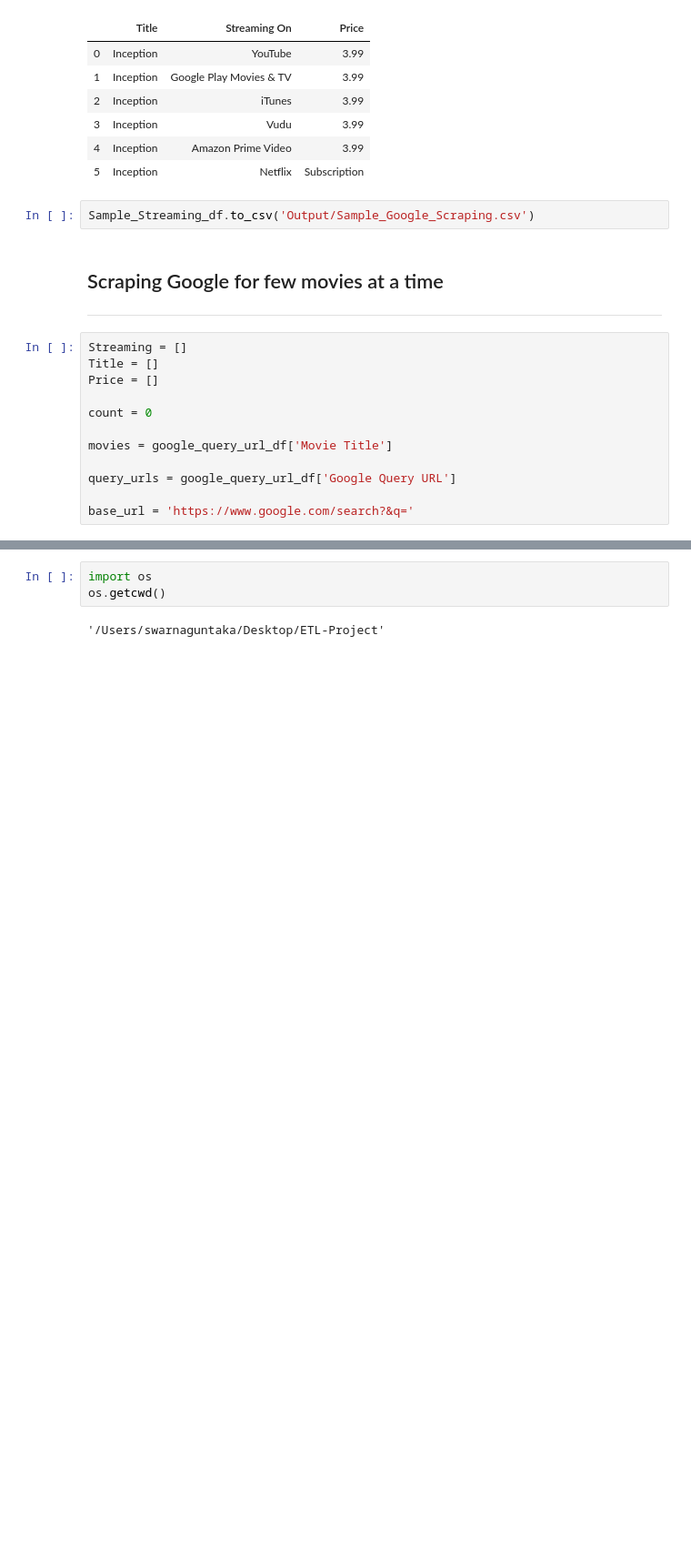
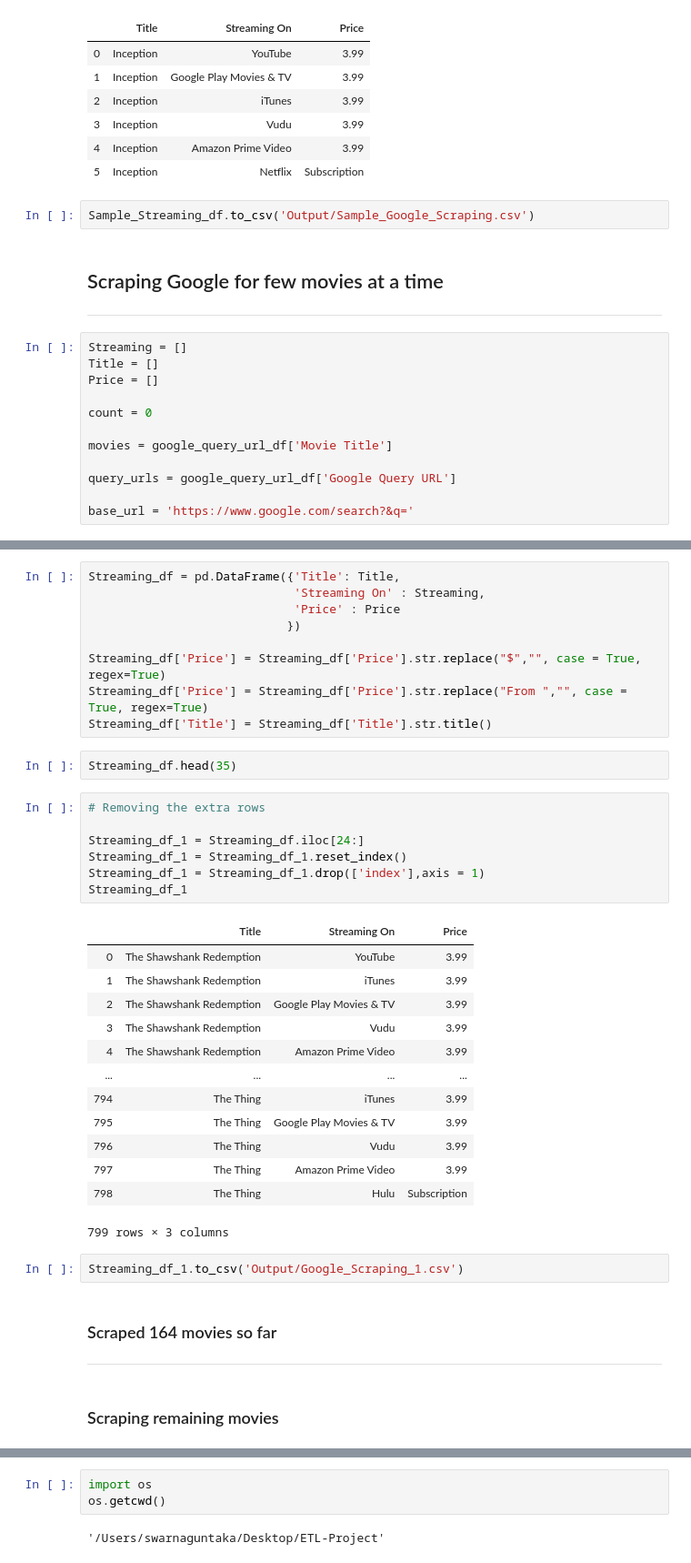
Before and after one commit to Latha-G/ETL-Project, a Jupyter notebook: Google scraping.ipynb, the cells around one changed output, grey strips where cells are left out. Shown at 91% size. Drawn from its saved outputs; the diff is of its cells as text; blank space fills up the shorter version.

```diff
--- a/Google scraping.ipynb
+++ b/Google scraping.ipynb
@@ -242,0 +249,39 @@ base_url = 'https://www.google.com/search?&q='
+# %%
+Streaming_df = pd.DataFrame({'Title': Title,
+                             'Streaming On' : Streaming,
+                             'Price' : Price
+                            })
+
+Streaming_df['Price'] = Streaming_df['Price'].str.replace("$","", case = True, regex=True)
+Streaming_df['Price'] = Streaming_df['Price'].str.replace("From ","", case = True, regex=True)
+Streaming_df['Title'] = Streaming_df['Title'].str.title()
+# %%
+Streaming_df.head(35)
+# %%
+# Removing the extra rows
+
+Streaming_df_1 = Streaming_df.iloc[24:]
+Streaming_df_1 = Streaming_df_1.reset_index()
+Streaming_df_1 = Streaming_df_1.drop(['index'],axis = 1)
+Streaming_df_1
+# %% [output]
+|  | Title | Streaming On | Price |
+| 0 | The Shawshank Redemption | YouTube | 3.99 |
+| 1 | The Shawshank Redemption | iTunes | 3.99 |
+| 2 | The Shawshank Redemption | Google Play Movies & TV | 3.99 |
+| 3 | The Shawshank Redemption | Vudu | 3.99 |
+| 4 | The Shawshank Redemption | Amazon Prime Video | 3.99 |
+| ... | ... | ... | ... |
+| 794 | The Thing | iTunes | 3.99 |
+| 795 | The Thing | Google Play Movies & TV | 3.99 |
+| 796 | The Thing | Vudu | 3.99 |
+| 797 | The Thing | Amazon Prime Video | 3.99 |
+| 798 | The Thing | Hulu | Subscription |
+799 rows × 3 columns
+# %%
+Streaming_df_1.to_csv('Output/Google_Scraping_1.csv')
+# %% [markdown]
+### Scraped 164 movies so far
+---
+# %% [markdown]
+### Scraping remaining movies
```
Also changed, not shown: parts of 13 cells of this notebook, 5 other files.
